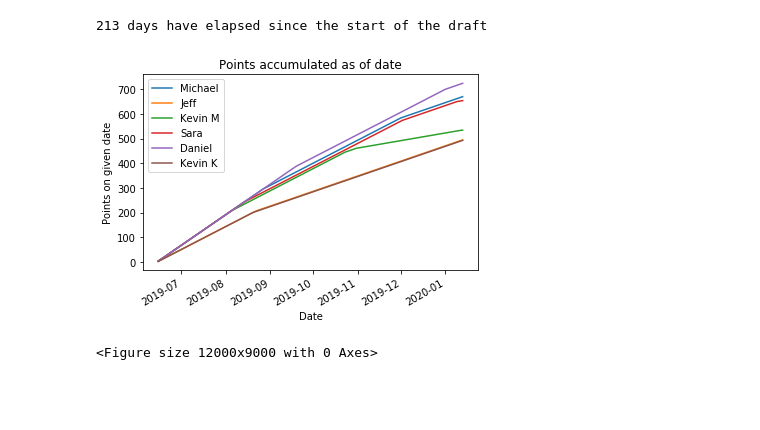
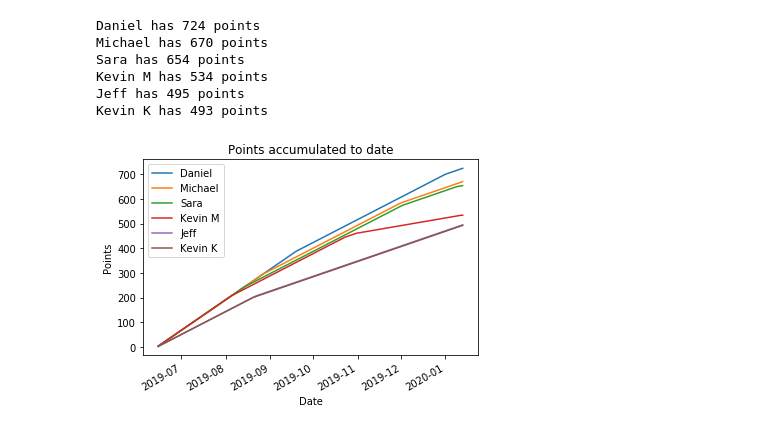
Before and after one commit to graphitical/demmies, a Jupyter notebook: demmies.ipynb, the cells around one changed output. Cells and saved outputs as stored; diff of their text form; code cells hidden in the pictures; blank space fills up the shorter version.

```diff
--- a/demmies.ipynb
+++ b/demmies.ipynb
@@ -46,0 +6,8 @@ Inslee dropped on 2019-08-21 00:00:00
+# %%
+# import data
+df = pd.read_excel("Roster.xlsx", index_col="Candidate")
+# %%
+# Calculate date range
+start_date = datetime.date(2019, 6, 15)
+day_delta = (datetime.date.today() - start_date).days
+print("{0} days have elapsed since the start of the draft".format(day_delta))
@@ -47,32 +16,40 @@ Inslee dropped on 2019-08-21 00:00:00
 # %%
-start_date = datetime.date(2019, 6, 15)
-delta = (datetime.date.today() - start_date).days
-print("{0} days have elapsed since the start of the draft".format(delta))
+# Calculate point totals
+# Total number of points on a per day basis for a candidate that has not dropped
+ideal_points = np.array(range(day_delta))+1
+drafter_points = {} # dictionary to hold point totals
 
-# Total number of points on a per day basis for a candidate that has not dropped
-ideal_points = np.array(range(delta))+1
-drafter_points = {} # dictionary to hold point totals
-for (drafter, candidate) in zip(df["Drafter"],df["Candidate"]):
-    if(drop_list[candidate]=="-"):
-        drafter_points[drafter] = drafter_points.get(drafter, np.zeros(delta)) + ideal_points
+for (candidate, drafter) in zip(df.index, df["Drafter"]):
+    drop_date = df.at[candidate,"Date Dropped"]
+    if(drop_date=="-"):
+        drafter_points[drafter] = drafter_points.get(drafter, np.zeros(day_delta)) + ideal_points
     else:
-        time_in_race = (drop_list[candidate].date() - start_date).days
+        time_in_race = (drop_date.date() - start_date).days
         temp_points = ideal_points.copy()
         temp_points[-1:time_in_race-1:-1] = time_in_race
-        drafter_points[drafter] = drafter_points.get(drafter, np.zeros(delta)) + temp_points
+        drafter_points[drafter] = drafter_points.get(drafter, np.zeros(day_delta)) + temp_points
+
+drafter_points = {k: v for k, v in sorted(drafter_points.items(), key=lambda e: e[1][-1], reverse=True)}
+for drafter in drafter_points:
+    print("{0} has {1} points".format(drafter, int(drafter_points[drafter][-1])))
 # %% [output]
-213 days have elapsed since the start of the draft
+Daniel has 724 points
+Michael has 670 points
+Sara has 654 points
+Kevin M has 534 points
+Jeff has 495 points
+Kevin K has 493 points
 # %%
 dates = [start_date + datetime.timedelta(days=i) for i in range(delta)]
 for drafter in drafter_points:
     plt.plot(dates, drafter_points[drafter]);
 
 plt.gcf().autofmt_xdate();
-plt.title("Points accumulated as of date");
+plt.title("Points accumulated to date");
 plt.xlabel("Date");
-plt.ylabel("Points on given date");
+plt.ylabel("Points");
 plt.legend(drafter_points.keys());
-plt.figure(figsize=(40, 30), dpi=300);
+# plt.figure(figsize=(18, 16), dpi=300);
+plt.savefig("figs/point_total_{}".format(datetime.date.today()))
 # %% [output]
-[figure, old version]
+[figure, new version]
-<Figure size 12000x9000 with 0 Axes>
```
Also changed, not shown: parts of 3 cells of this notebook, 1 other file.
